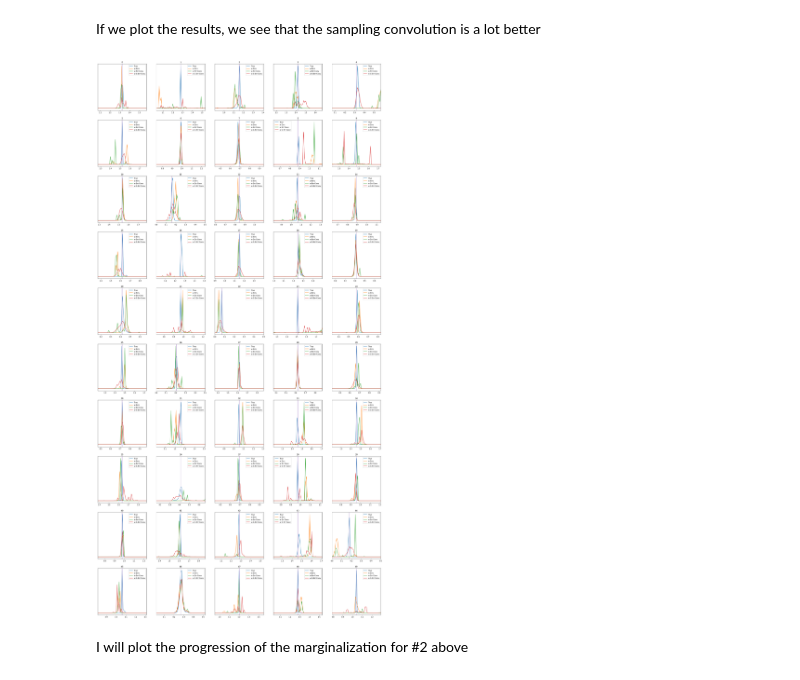
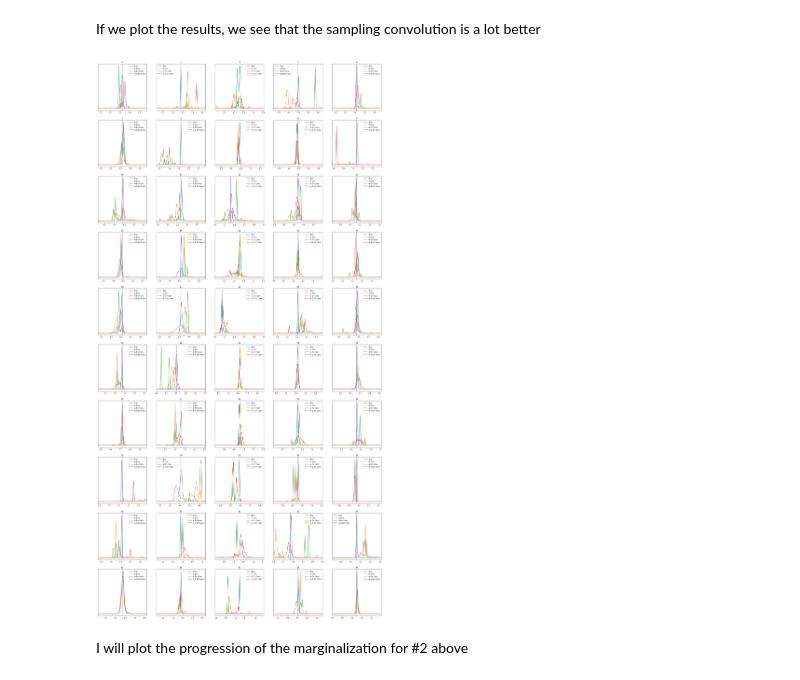
Before and after one commit to jfcrenshaw/pzflow-paper-2021, a Jupyter notebook: forward-modeling/expectation_value_is_better.ipynb, the cells around one changed output. Drawn from its saved outputs; the diff is of its cells as text; code cells hidden in the pictures.

```diff
--- a/forward-modeling/expectation_value_is_better.ipynb
+++ b/forward-modeling/expectation_value_is_better.ipynb
@@ -54,23 +54,23 @@ If we plot the results, we see that the sampling convolution is a lot better
 # %%
 fig, axes = plt.subplots(N//5, 5, figsize=(20*3/2, 4*N//5*3/2))
 
 for i, ax in enumerate(axes.flatten()):
 
     ax.plot(grid, pdfs0[i], label="True")
     ax.plot(grid, pdfs1[i], label="w Errs")
     ax.plot(grid, pdfs2[i], label="w Err Conv")
-    ax.plot(grid, pdfs3_[i], label="w G Err Conv")
+    ax.plot(grid, pdfs3[i], label="w G Err Conv")
     ax.legend()
 
     ztrue = s["redshift"].values[i]
     ax.axvline(ztrue, c="C4")
 
     zmin = max(0, ztrue - 0.25)
     ax.set(xlim=(zmin, zmin + 0.5), yticks=[], title=i)
 
 plt.show()
 # %% [output]
-[figure, old version]
+[figure, new version]
 # %% [markdown]
 I will plot the progression of the marginalization for #2 above
 # %%
```
Also changed, not shown: parts of 2 cells of this notebook, 7 other files.
